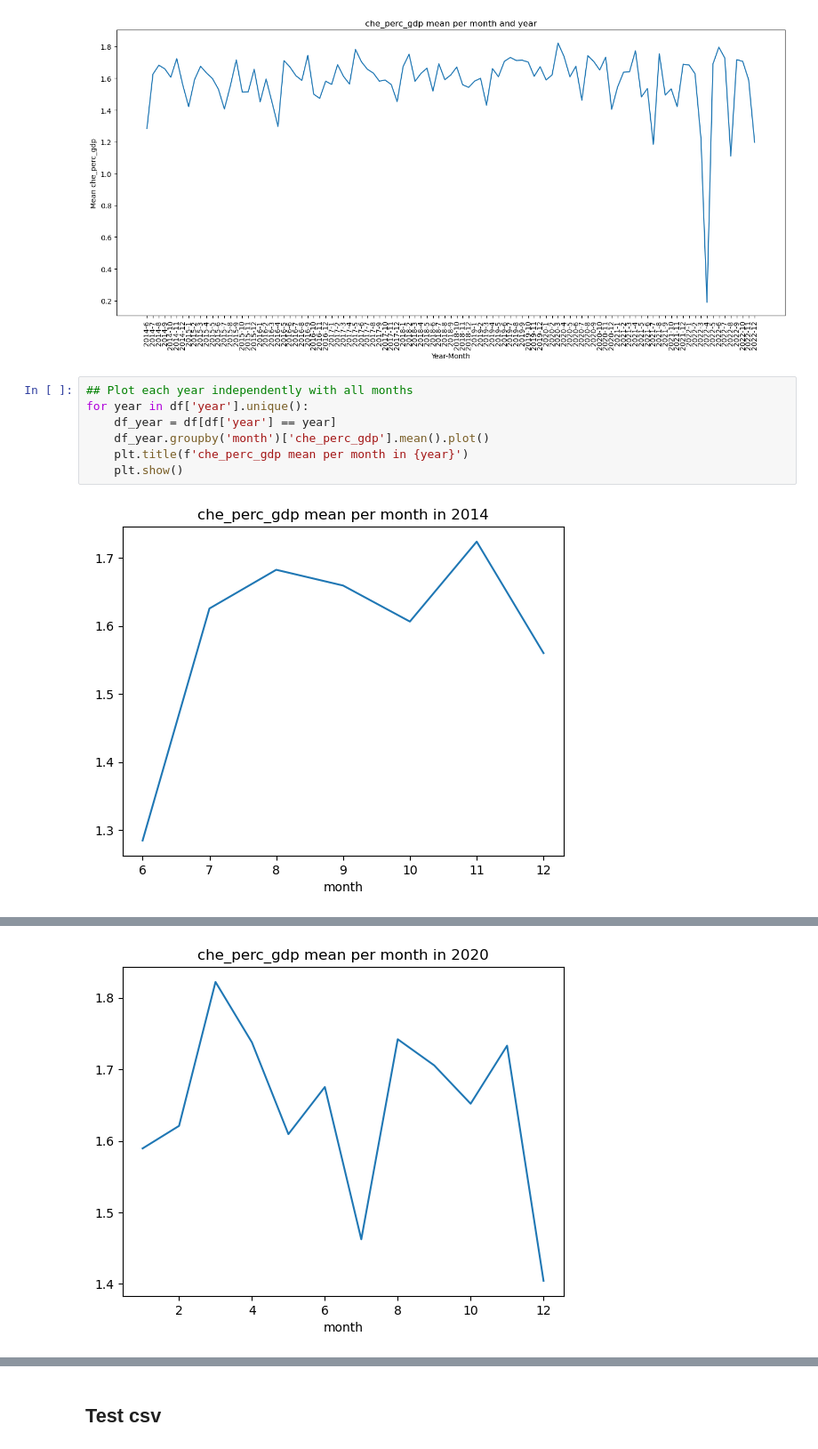
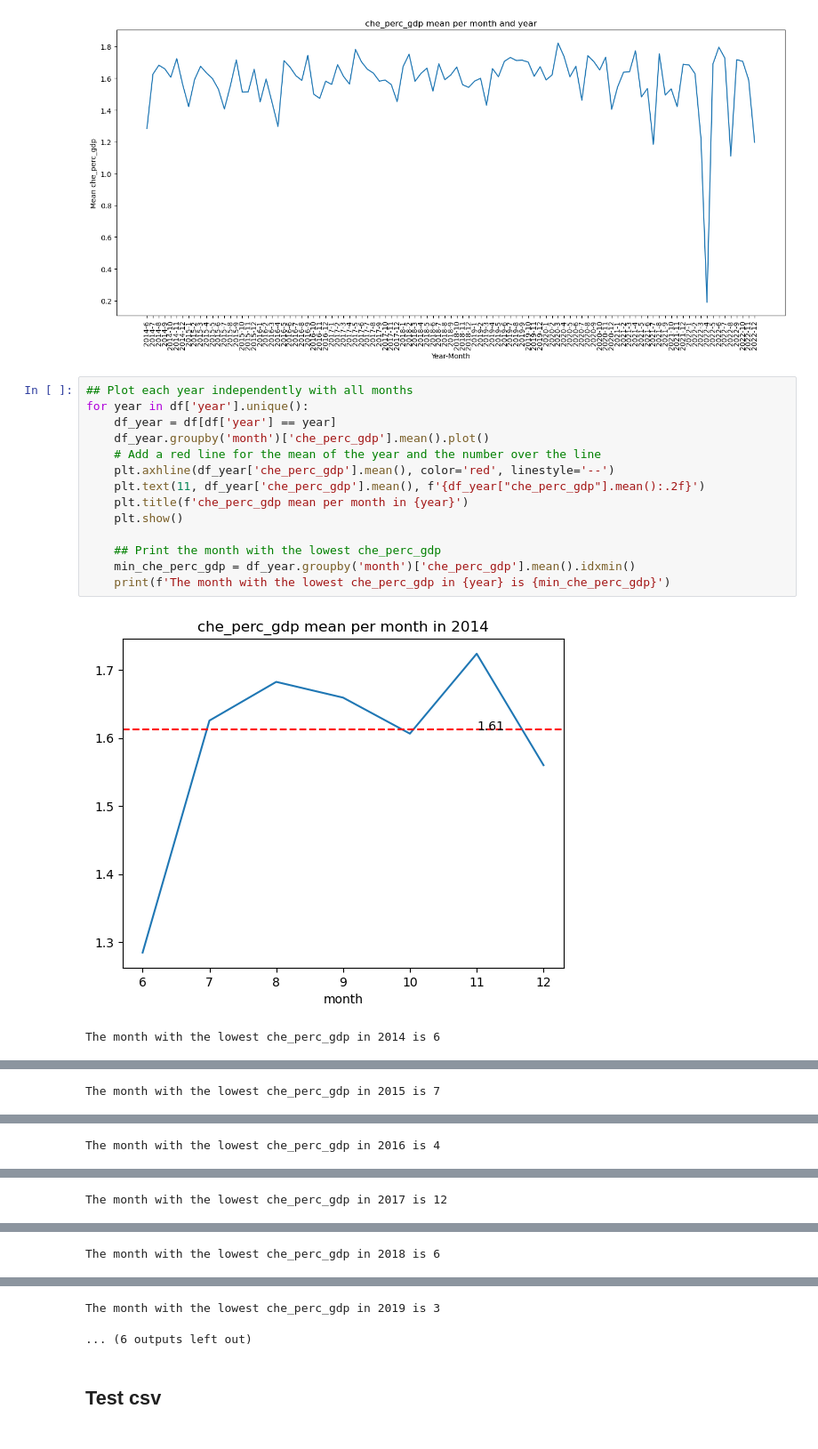
Before and after one commit to Mataas18/Datathon_Team20, a Jupyter notebook: Analysis.ipynb, the cells around one changed output, grey strips where cells are left out. Shown at 89% size. Drawn from its saved outputs; the diff is of its cells as text.

```diff
--- a/Analysis.ipynb
+++ b/Analysis.ipynb
@@ -191,9 +191,17 @@ plt.show()
 # %%
 ## Plot each year independently with all months
 for year in df['year'].unique():
     df_year = df[df['year'] == year]
     df_year.groupby('month')['che_perc_gdp'].mean().plot()
+    # Add a red line for the mean of the year and the number over the line
+    plt.axhline(df_year['che_perc_gdp'].mean(), color='red', linestyle='--')
+    plt.text(11, df_year['che_perc_gdp'].mean(), f'{df_year["che_perc_gdp"].mean():.2f}')
     plt.title(f'che_perc_gdp mean per month in {year}')
     plt.show()
+
+    ## Print the month with the lowest che_perc_gdp
+    min_che_perc_gdp = df_year.groupby('month')['che_perc_gdp'].mean().idxmin()
+    print(f'The month with the lowest che_perc_gdp in {year} is {min_che_perc_gdp}')
 # %% [output]
-[figure, old version]
+[figure, new version]
+The month with the lowest che_perc_gdp in 2014 is 6
@@ -200,0 +209 @@ for year in df['year'].unique():
+The month with the lowest che_perc_gdp in 2015 is 7
@@ -201,0 +211 @@ for year in df['year'].unique():
+The month with the lowest che_perc_gdp in 2016 is 4
@@ -202,0 +213 @@ for year in df['year'].unique():
+The month with the lowest che_perc_gdp in 2017 is 12
@@ -203,0 +215 @@ for year in df['year'].unique():
+The month with the lowest che_perc_gdp in 2018 is 6
@@ -205 +216,0 @@ for year in df['year'].unique():
-[figure, removed]
@@ -208,3 +217,5 @@ for year in df['year'].unique():
+The month with the lowest che_perc_gdp in 2019 is 3
+... (6 outputs left out)
 # %% [markdown]
 ## Test csv
 # %%
```
Also changed, not shown: parts of 2 cells of this notebook.
